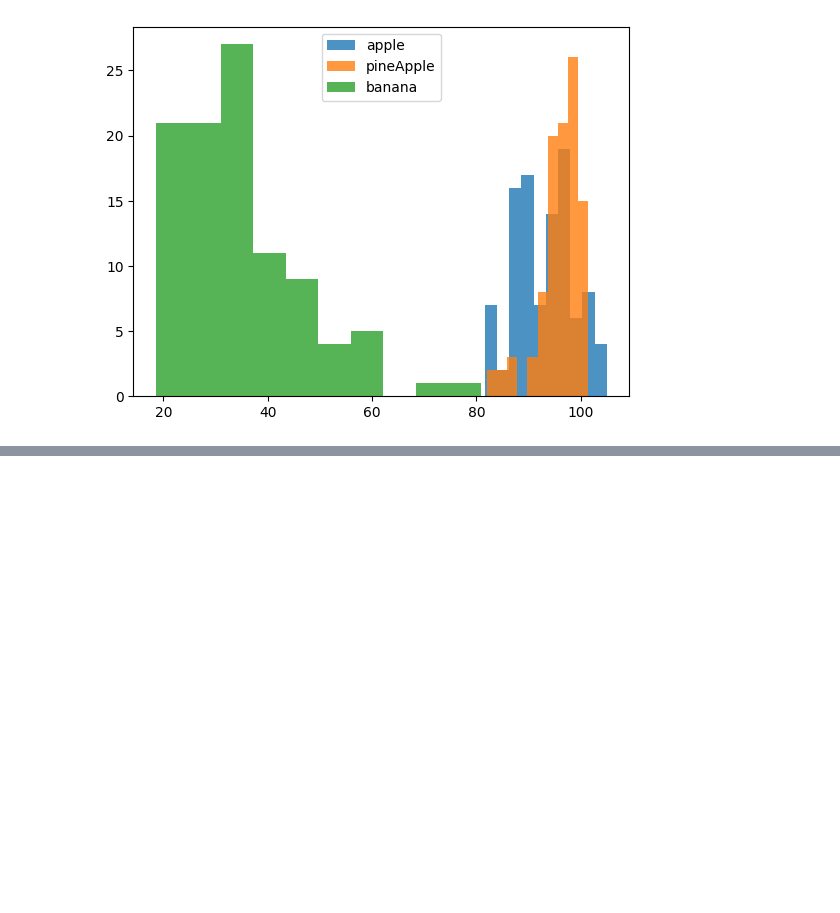
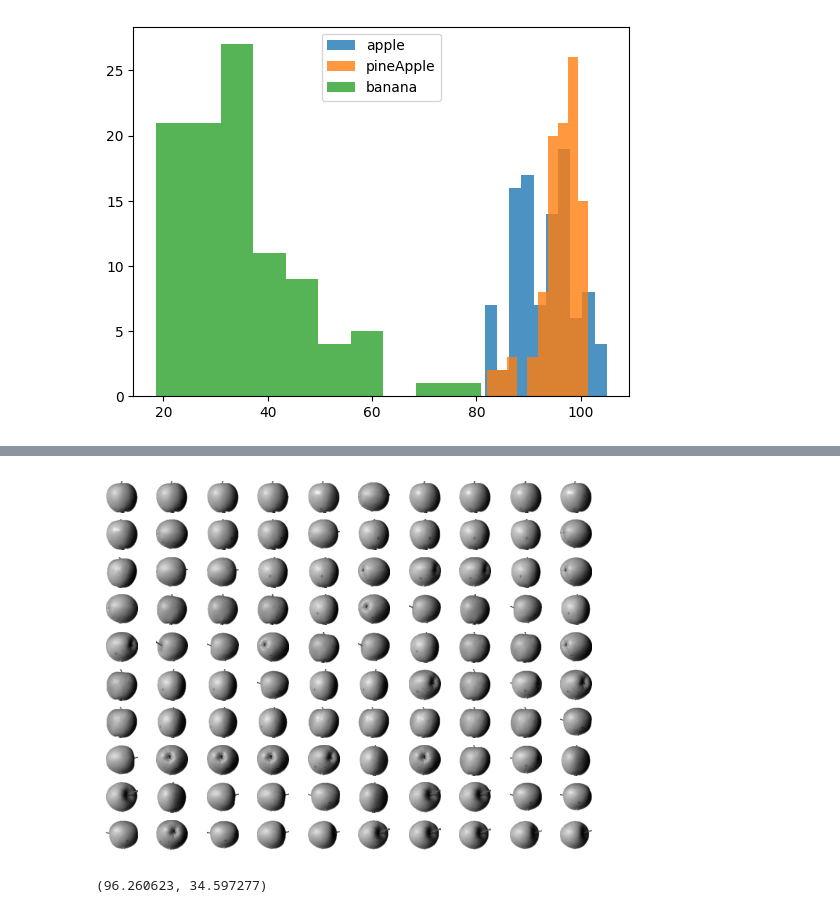
Before and after one commit to leekyuyoung20231211/python, a Jupyter notebook: 군집_20240216.ipynb, the cells around one changed output, grey strips where cells are left out. Cells and saved outputs as stored; diff of their text form; code cells hidden in the pictures; blank space fills up the shorter version.

```diff
--- a/군집_20240216.ipynb
+++ b/군집_20240216.ipynb
@@ -78,0 +141,12 @@ plt.show()
+# %%
+for i in range(100):
+  plt.subplot(10,10,i+1)
+  plt.imshow( data[ app_index[:100] ][i],cmap='gray_r'   )
+  plt.axis('off')
+plt.show()
+# %% [output]
+[figure, added]
+# %%
+np.mean(pineapple_mean), np.mean(banana_mean)
+# %% [output]
+(96.260623, 34.597277)
```
Also changed, not shown: parts of 17 cells of this notebook.
